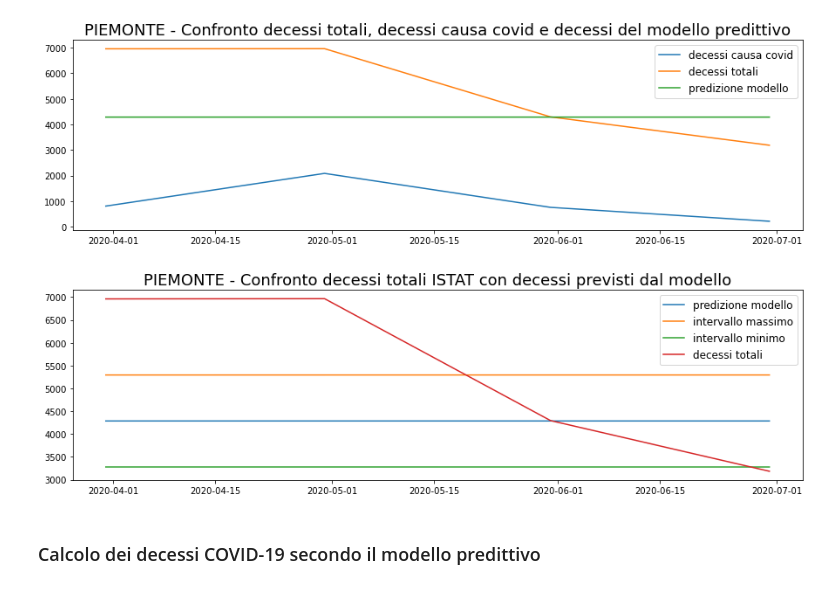
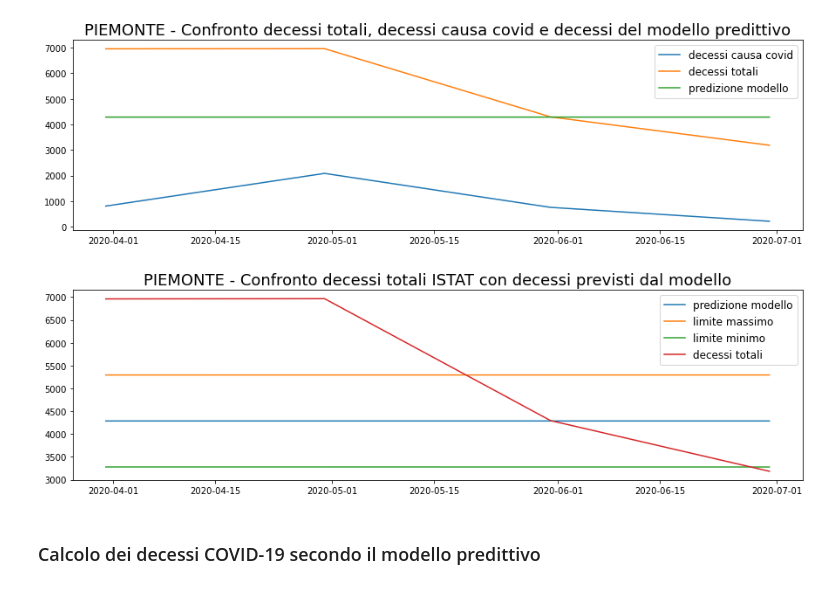
Before and after one commit to SofiaBlack/COVID-19_deaths_analysis, a Jupyter notebook: Modulo 4 - Analisi per regioni/regioni/Piemonte/Confronto PIEMONTE.ipynb, the cells around one changed output. Drawn from its saved outputs; the diff is of its cells as text; code cells hidden in the pictures.

```diff
--- a/Modulo 4 - Analisi per regioni/regioni/Piemonte/Confronto PIEMONTE.ipynb
+++ b/Modulo 4 - Analisi per regioni/regioni/Piemonte/Confronto PIEMONTE.ipynb
@@ -224,14 +224,14 @@ plt.show()
 # %%
 plt.figure(figsize=(15,4))
 plt.title("PIEMONTE - Confronto decessi totali ISTAT con decessi previsti dal modello", size=18)
 plt.plot(predictions, label='predizione modello')
-plt.plot(upper, label='intervallo massimo')
-plt.plot(lower, label='intervallo minimo')
+plt.plot(upper, label='limite massimo')
+plt.plot(lower, label='limite minimo')
 plt.plot(decessi_istat, label='decessi totali')
 plt.legend(prop={'size': 12})
 plt.show()
 # %% [output]
-[figure, old version]
+[figure, new version]
 # %% [markdown]
 <h3>Calcolo dei decessi COVID-19 secondo il modello predittivo</h3>
 # %% [markdown]
```
Also changed, not shown: parts of 9 cells of this notebook, 48 other files.
